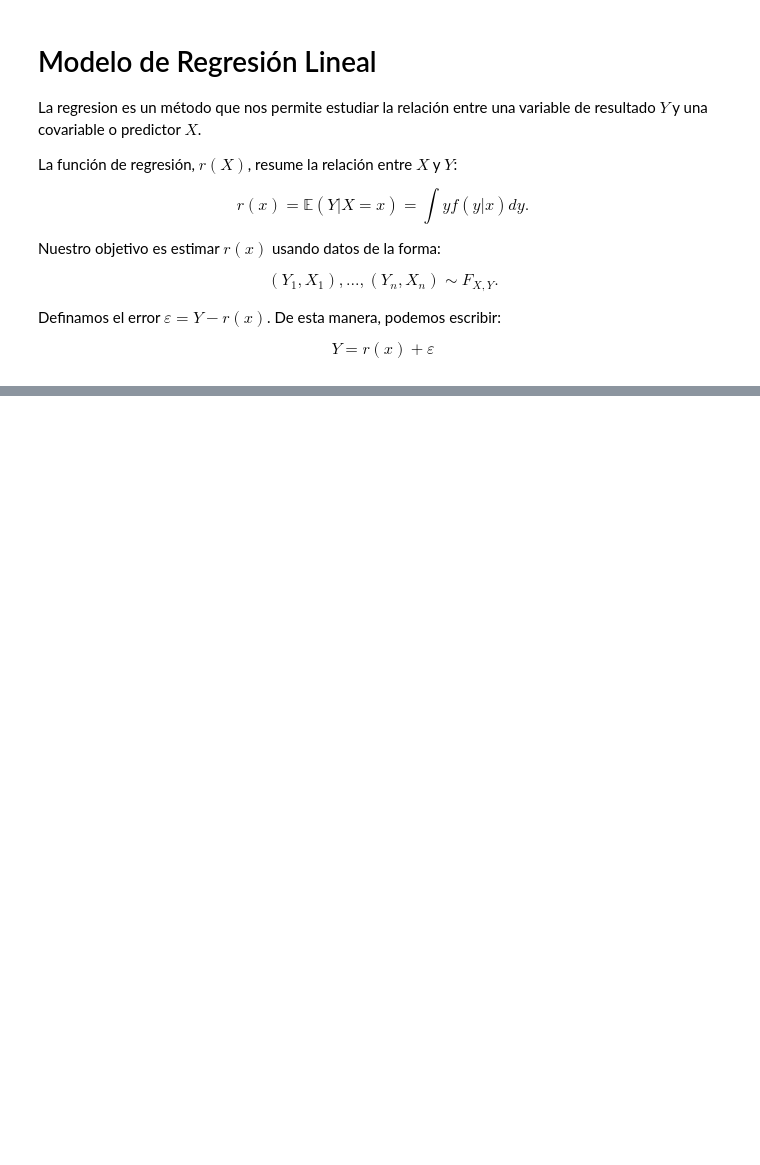
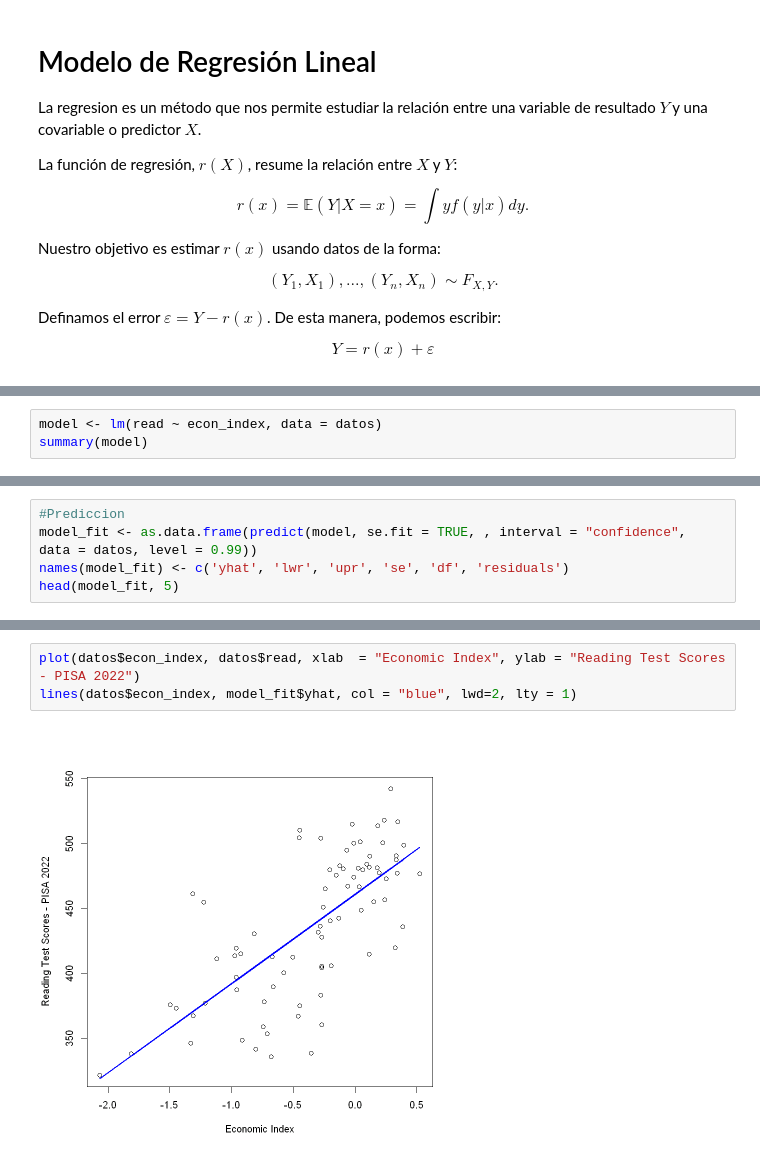
Before and after one commit to smontanoc/microeconometria, a Jupyter notebook: _sources/3_Regresion.ipynb, the cells around one changed output, grey strips where cells are left out. Saved outputs shown, nothing was run; the diff lists cells and outputs as text; blank space fills up the shorter version.

```diff
--- a/_sources/3_Regresion.ipynb
+++ b/_sources/3_Regresion.ipynb
@@ -92,0 +183,3 @@ $$\hat \sigma^2 = \left(\frac{1}{n-2} \right) \sum_{i = 1}^{n} {\hat\varepsilon_
+# %%
+model <- lm(read ~ econ_index, data = datos)
+summary(model)
@@ -92,0 +204,5 @@ $$\hat \sigma^2 = \left(\frac{1}{n-2} \right) \sum_{i = 1}^{n} {\hat\varepsilon_
+# %%
+#Prediccion
+model_fit <- as.data.frame(predict(model, se.fit = TRUE, , interval = "confidence",  data = datos, level = 0.99))
+names(model_fit) <- c('yhat', 'lwr', 'upr', 'se', 'df', 'residuals')
+head(model_fit, 5)
@@ -92,0 +218,5 @@ $$\hat \sigma^2 = \left(\frac{1}{n-2} \right) \sum_{i = 1}^{n} {\hat\varepsilon_
+# %%
+plot(datos$econ_index, datos$read, xlab  = "Economic Index", ylab = "Reading Test Scores - PISA 2022")
+lines(datos$econ_index, model_fit$yhat, col = "blue", lwd=2, lty = 1)
+# %% [output]
+[figure, added]
```
Also changed, not shown: parts of 14 cells of this notebook, 23 other files.
